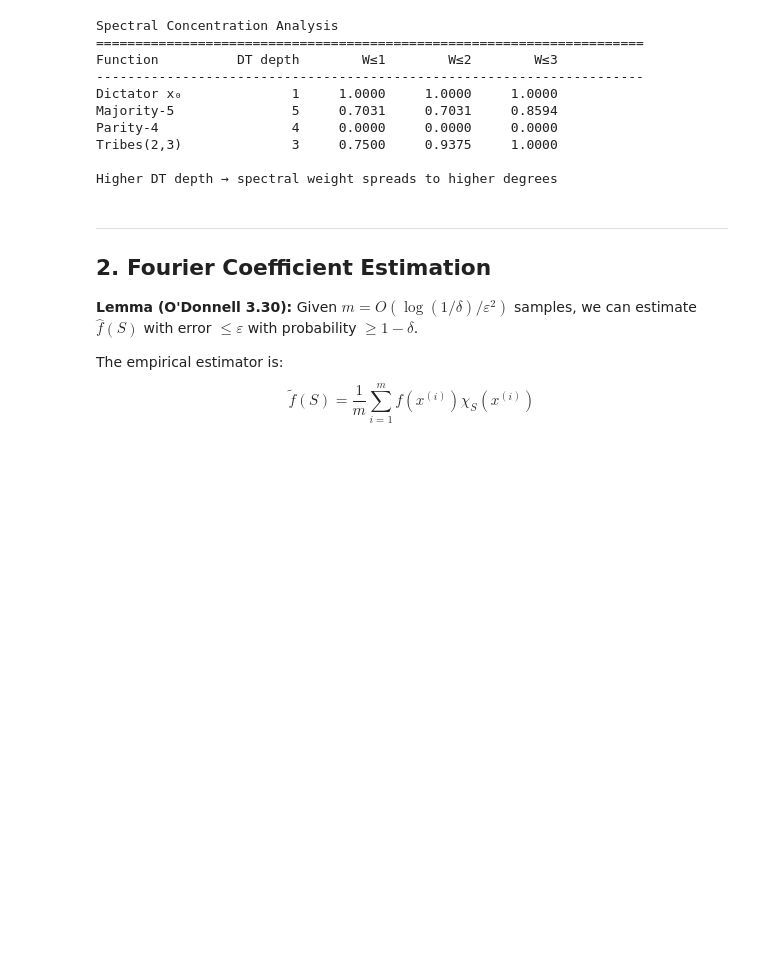
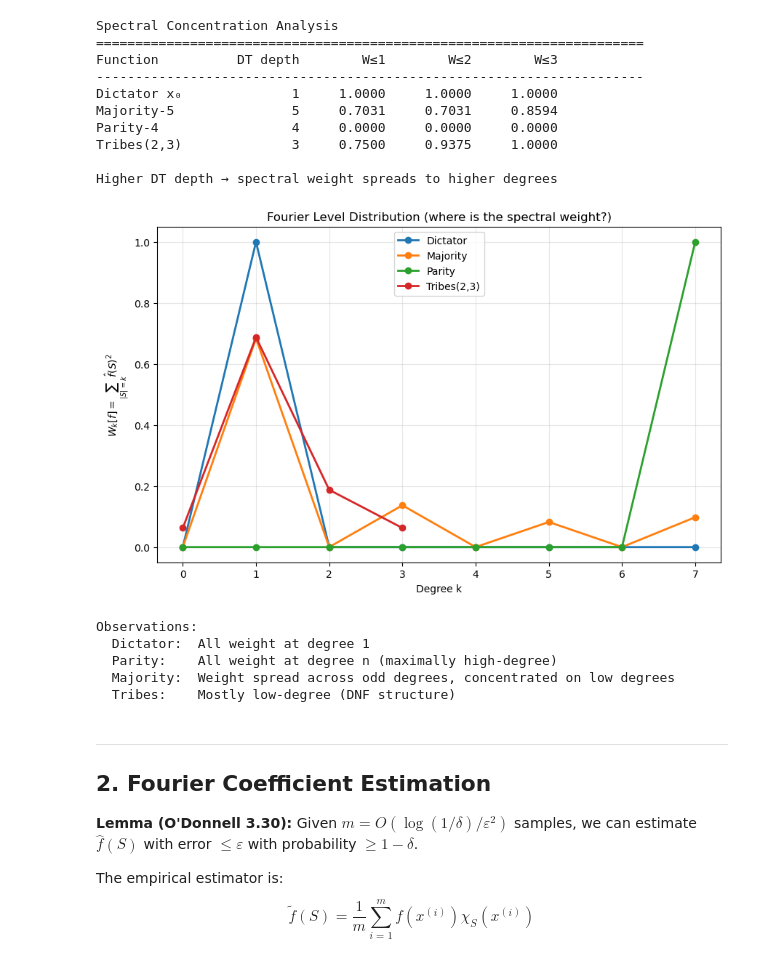
Before and after one commit to GabbyTab/boofun, a Jupyter notebook: notebooks/lecture6_spectral_concentration.ipynb, the cells around one changed output. Cells and saved outputs as stored; diff of their text form; code cells hidden in the pictures; blank space fills up the shorter version.

```diff
--- a/notebooks/lecture6_spectral_concentration.ipynb
+++ b/notebooks/lecture6_spectral_concentration.ipynb
@@ -84,6 +84,50 @@ Parity-4                 4     0.0000     0.0000     0.0000
 Tribes(2,3)              3     0.7500     0.9375     1.0000
 
 Higher DT depth → spectral weight spreads to higher degrees
+# %%
+# Visualize Fourier level distribution (W_k = sum of f̂(S)² for |S|=k)
+# This shows how spectral weight is distributed across degrees
+
+n = 7
+functions = {
+    "Dictator": bf.dictator(n, 0),
+    "Majority": bf.majority(n),
+    "Parity": bf.parity(n),
+    "Tribes(2,3)": bf.tribes(2, n // 2) if n >= 4 else bf.AND(n),
+}
+
+fig, ax = plt.subplots(figsize=(10, 6))
+
+for name, f in functions.items():
+    fourier = f.fourier()
+    # Compute W_k for each degree k
+    W_k = [0.0] * (f.n_vars + 1)
+    for s in range(len(fourier)):
+        degree = bin(s).count('1')
+        W_k[degree] += fourier[s] ** 2
+
+    ax.plot(range(len(W_k)), W_k, 'o-', label=name, linewidth=2, markersize=6)
+
+ax.set_xlabel('Degree k')
+ax.set_ylabel('$W_k[f] = \\sum_{|S|=k} \\hat{f}(S)^2$')
+ax.set_title('Fourier Level Distribution (where is the spectral weight?)')
+ax.legend()
+ax.grid(True, alpha=0.3)
+ax.set_xticks(range(n + 1))
+plt.show()
+
+print("Observations:")
+print("  Dictator:  All weight at degree 1")
+print("  Parity:    All weight at degree n (maximally high-degree)")
+print("  Majority:  Weight spread across odd degrees, concentrated on low degrees")
+print("  Tribes:    Mostly low-degree (DNF structure)")
+# %% [output]
+[figure, added]
+Observations:
+  Dictator:  All weight at degree 1
+  Parity:    All weight at degree n (maximally high-degree)
+  Majority:  Weight spread across odd degrees, concentrated on low degrees
+  Tribes:    Mostly low-degree (DNF structure)
 # %% [markdown]
 ---
 ## 2. Fourier Coefficient Estimation
```
Also changed, not shown: parts of 4 cells of this notebook, 6 other files.
